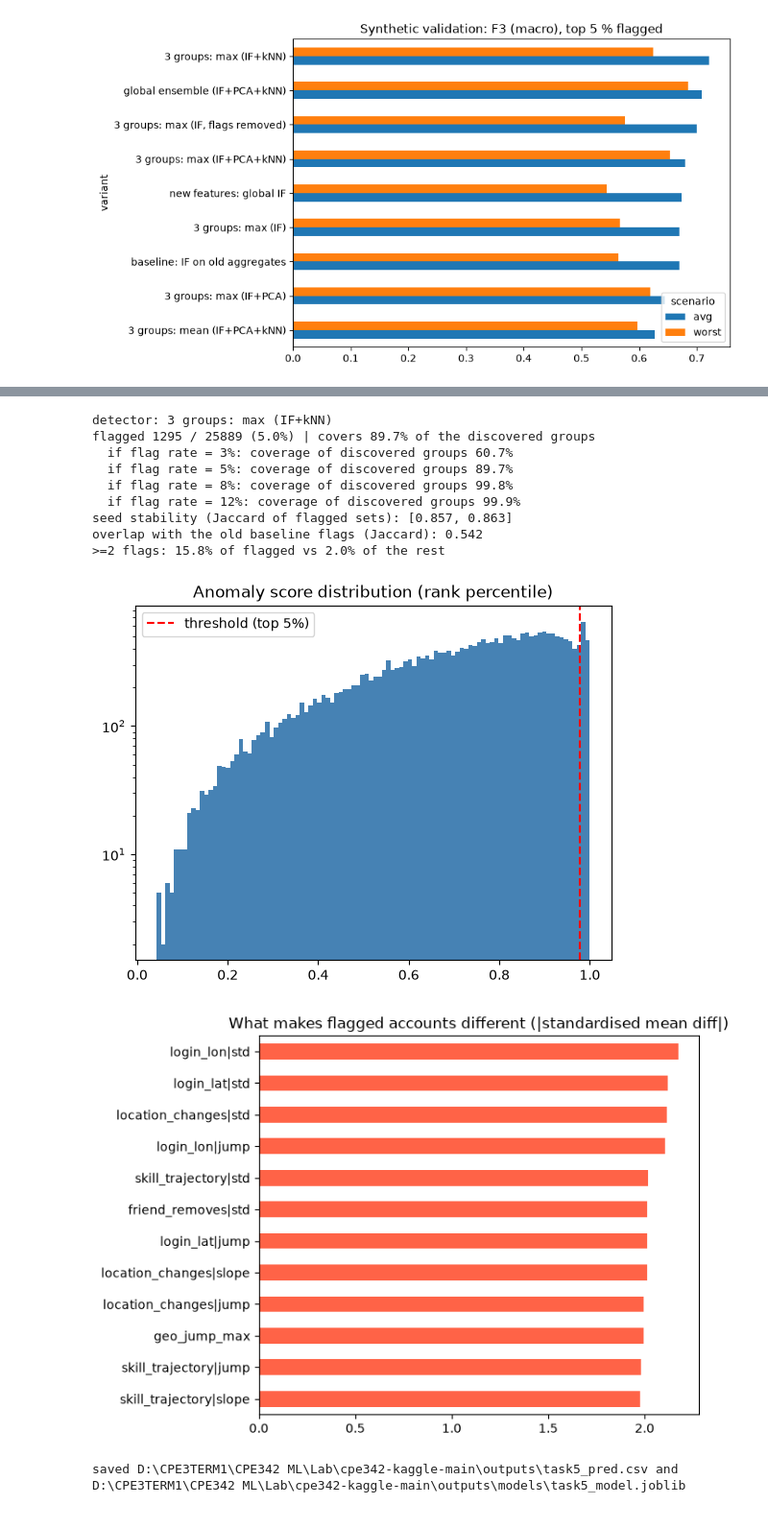
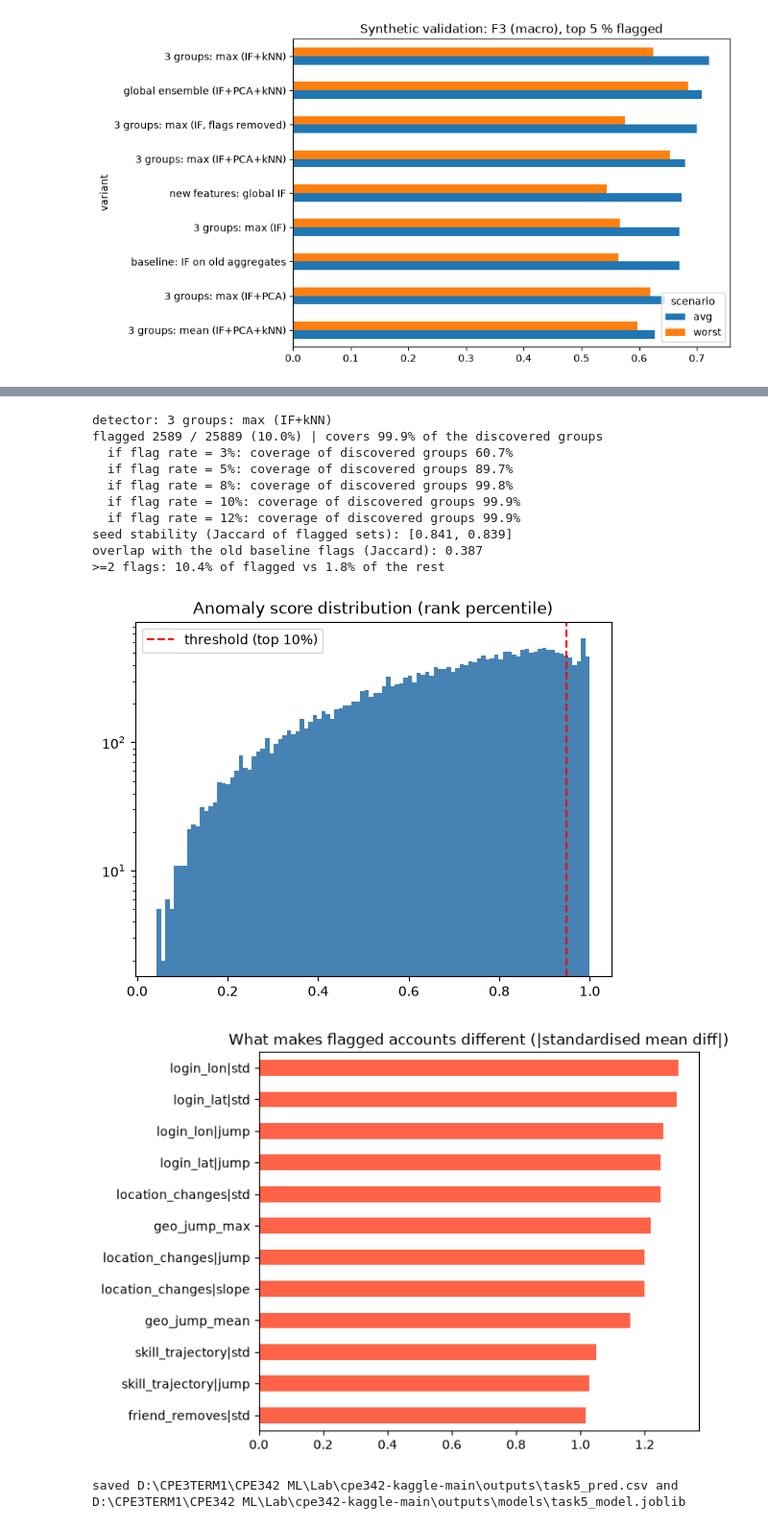
Before and after one commit to supxrpoxm/CPE342-Hackathon, a Jupyter notebook: task5/task5.ipynb, the cells around one changed output, grey strips where cells are left out. Shown at 96% size. Drawn from its saved outputs; the diff is of its cells as text; code cells hidden in the pictures.

```diff
--- a/task5/task5.ipynb
+++ b/task5/task5.ipynb
@@ -32,7 +32,8 @@ OUT = ROOT / ("outputs_quick" if QUICK else "outputs"); (OUT / "models").mkdir(p
 DATA = ROOT / "task5" if (ROOT / "task5" / "test.csv").exists() else ROOT   # run from repo root or from inside task5/
 FLAGS = ["password_changed", "vpn_usage", "suspicious_login_time", "mass_item_sale"]
 N_EST = 100 if QUICK else 300       # trees per Isolation Forest in section 5.3 / 6
-CONTAMINATION = 0.05      # fraction of accounts to flag (F3 favours recall -> a bit above the clear groups, see section 6)
+CONTAMINATION = 0.10      # FINAL fraction of accounts to flag; chosen in section 5.4 (prevalence-robust F3), not tuned on the leaderboard
+SELECT_RATE = 0.05        # reference flag rate used only to compare the detector variants in section 5.3
 # %% [markdown]
 ## 2. Load Data
 # %%
@@ -389,7 +390,7 @@ for scen, kw in SCENARIOS.items():
         S_s, _ = detector_scores(prepare(d_syn), SEED + k, N_EST_VAL)
         scs = {VARIANTS[0]: fit_if(F_old_s, list(F_old_s.columns), SEED + k, N_EST_VAL)[0], **variant_scores(S_s)}
         for name, sc_ in scs.items():
-            fl = top_rate_flags(sc_)
+            fl = top_rate_flags(sc_, SELECT_RATE)
             rows.append({"scenario": scen, "variant": name, "F3 macro": f3_macro(y, fl), "recall": fl[y == 1].mean()})
 val = pd.DataFrame(rows)
 tab = val.pivot_table(index="variant", columns="scenario", values="F3 macro").loc[VARIANTS][list(SCENARIOS)]
@@ -422,40 +477,41 @@ F3 weights recall 9x more than precision, so a little more than the clearly sepa
 # %%
 S_real, models_real = detector_scores(F_new, SEED, N_EST)
 V_real = {VARIANTS[0]: fit_if(F, list(F.columns), SEED, N_EST)[0], **variant_scores(S_real)}
 best = best_variant
 score = V_real[best]
 thr = np.quantile(score, 1 - CONTAMINATION)
 pred = (score >= thr).astype(int)
 print(f"detector: {best}")
 print(f"flagged {pred.sum()} / {len(pred)} ({pred.mean():.1%}) | covers {group[pred == 1].sum() / group.sum():.1%} of the discovered groups")
-for rate in (0.03, 0.05, 0.08, 0.12):
+for rate in (0.03, 0.05, 0.08, 0.10, 0.12):
     t = np.quantile(score, 1 - rate)
     print(f"  if flag rate = {rate:.0%}: coverage of discovered groups {group[score >= t].sum() / group.sum():.1%}")
 
 # stability: do other random seeds flag (almost) the same accounts?
 others = [top_rate_flags(variant_scores(detector_scores(F_new, s, N_EST)[0])[best]).astype(bool) for s in (7, 21)]
 print("seed stability (Jaccard of flagged sets):", [round(jaccard(pred.astype(bool), o), 3) for o in others])
 print("overlap with the old baseline flags (Jaccard):", round(jaccard(pred.astype(bool), top_rate_flags(V_real[VARIANTS[0]]).astype(bool)), 3))
 nf = df[FLAGS].fillna(0).sum(axis=1)
 print(f">=2 flags: {(nf[pred == 1] >= 2).mean():.1%} of flagged vs {(nf[pred == 0] >= 2).mean():.1%} of the rest")
 
 plt.hist(score, bins=100, color="steelblue"); plt.axvline(thr, color="red", ls="--", label=f"threshold (top {CONTAMINATION:.0%})")
 plt.yscale("log"); plt.legend(); plt.title("Anomaly score distribution (rank percentile)"); plt.show()
 top_shift(F_new, pred == 1, 12).sort_values().plot(kind="barh", figsize=(7, 5), color="tomato",
                                                     title="What makes flagged accounts different (|standardised mean diff|)")
 plt.tight_layout(); plt.show()
 # %% [output]
 detector: 3 groups: max (IF+kNN)
-flagged 1295 / 25889 (5.0%) | covers 89.7% of the discovered groups
+flagged 2589 / 25889 (10.0%) | covers 99.9% of the discovered groups
   if flag rate = 3%: coverage of discovered groups 60.7%
   if flag rate = 5%: coverage of discovered groups 89.7%
   if flag rate = 8%: coverage of discovered groups 99.8%
+  if flag rate = 10%: coverage of discovered groups 99.9%
   if flag rate = 12%: coverage of discovered groups 99.9%
-seed stability (Jaccard of flagged sets): [0.857, 0.863]
-overlap with the old baseline flags (Jaccard): 0.542
->=2 flags: 15.8% of flagged vs 2.0% of the rest
+seed stability (Jaccard of flagged sets): [0.841, 0.839]
+overlap with the old baseline flags (Jaccard): 0.387
+>=2 flags: 10.4% of flagged vs 1.8% of the rest
-[figure, old version]
+[figure, new version]
-[figure, old version]
+[figure, new version]
 # %%
 out = pd.DataFrame({"id": [f"ANS{i + 1:05d}" for i in range(len(pred))], "pred": pred, "score": score})
 out.to_csv(OUT / "task5_pred.csv", index=False)
```
Also changed, not shown: parts of 4 cells of this notebook.
